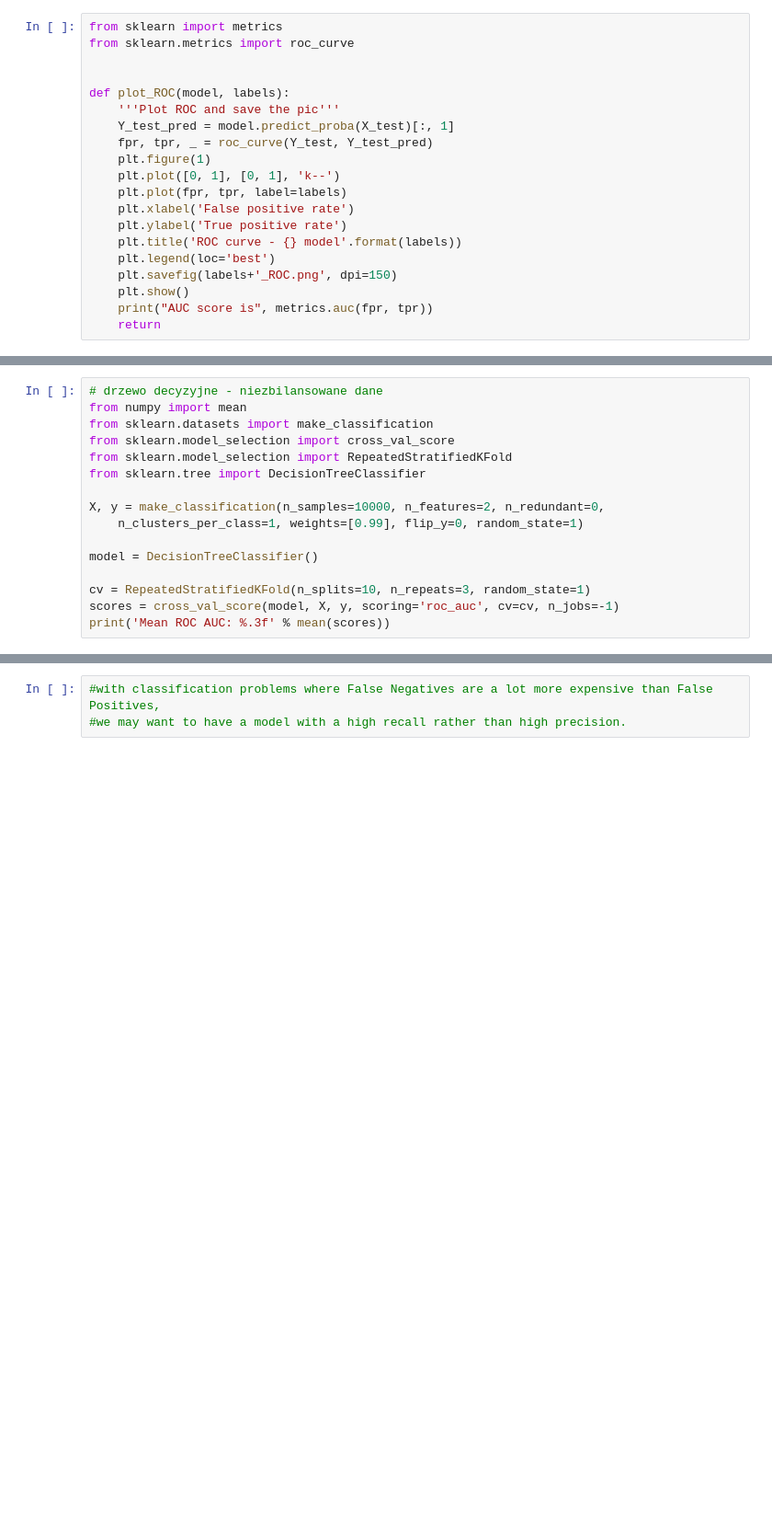
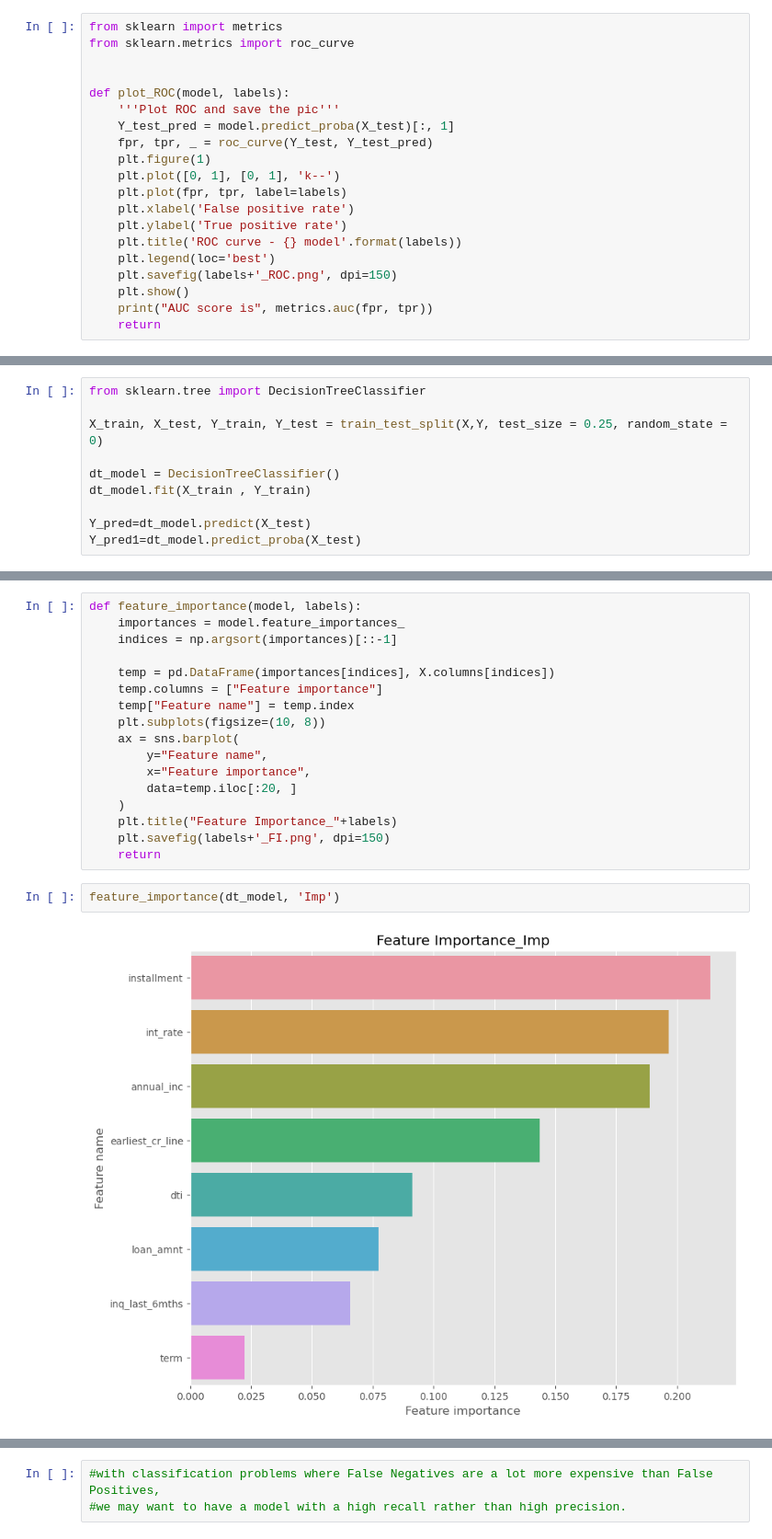
Before and after one commit to magdamarzec/SQL, a Jupyter notebook: zaliczenie.ipynb, the cells around one changed output, grey strips where cells are left out. Shown at 92% size. Saved outputs shown, nothing was run; the diff lists cells and outputs as text; blank space fills up the shorter version.

```diff
--- a/zaliczenie.ipynb
+++ b/zaliczenie.ipynb
@@ -2746,16 +2820,0 @@ pyplot.show()
-# %%
-# drzewo decyzyjne - niezbilansowane dane
-from numpy import mean
-from sklearn.datasets import make_classification
-from sklearn.model_selection import cross_val_score
-from sklearn.model_selection import RepeatedStratifiedKFold
-from sklearn.tree import DecisionTreeClassifier
-
-X, y = make_classification(n_samples=10000, n_features=2, n_redundant=0,
-    n_clusters_per_class=1, weights=[0.99], flip_y=0, random_state=1)
-
-model = DecisionTreeClassifier()
-
-cv = RepeatedStratifiedKFold(n_splits=10, n_repeats=3, random_state=1)
-scores = cross_val_score(model, X, y, scoring='roc_auc', cv=cv, n_jobs=-1)
-print('Mean ROC AUC: %.3f' % mean(scores))
@@ -2785,0 +2863,10 @@ print('Mean ROC AUC: %.3f' % mean(scores))
+# %%
+from sklearn.tree import DecisionTreeClassifier
+
+X_train, X_test, Y_train, Y_test = train_test_split(X,Y, test_size = 0.25, random_state = 0)
+
+dt_model = DecisionTreeClassifier()
+dt_model.fit(X_train , Y_train)
+
+Y_pred=dt_model.predict(X_test)
+Y_pred1=dt_model.predict_proba(X_test)
@@ -2785,0 +2908,21 @@ print('Mean ROC AUC: %.3f' % mean(scores))
+# %%
+def feature_importance(model, labels):
+    importances = model.feature_importances_
+    indices = np.argsort(importances)[::-1]
+
+    temp = pd.DataFrame(importances[indices], X.columns[indices])
+    temp.columns = ["Feature importance"]
+    temp["Feature name"] = temp.index
+    plt.subplots(figsize=(10, 8))
+    ax = sns.barplot(
+        y="Feature name",
+        x="Feature importance",
+        data=temp.iloc[:20, ]
+    )
+    plt.title("Feature Importance_"+labels)
+    plt.savefig(labels+'_FI.png', dpi=150)
+    return
+# %%
+feature_importance(dt_model, 'Imp')
+# %% [output]
+[figure, added]
```
Also changed, not shown: parts of 260 cells of this notebook.
